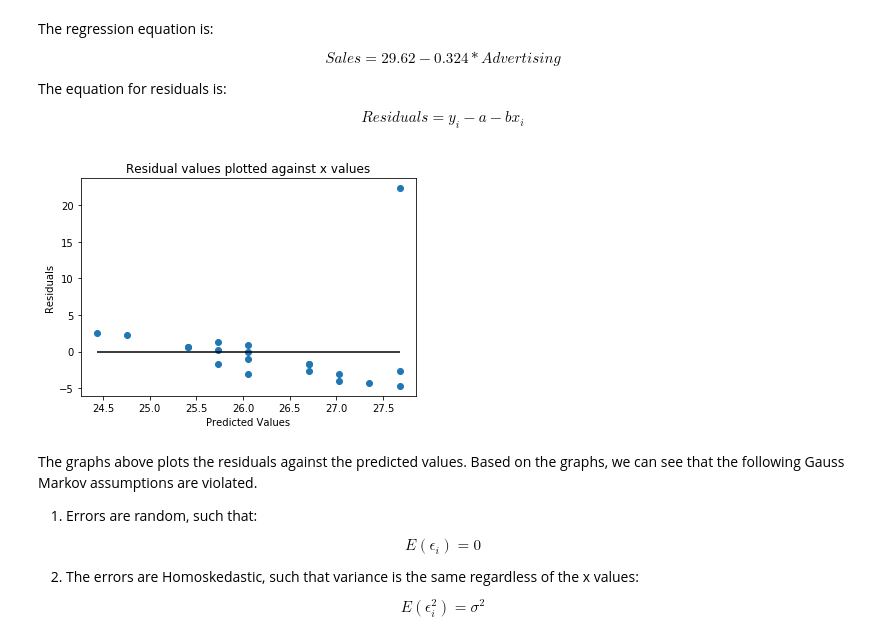
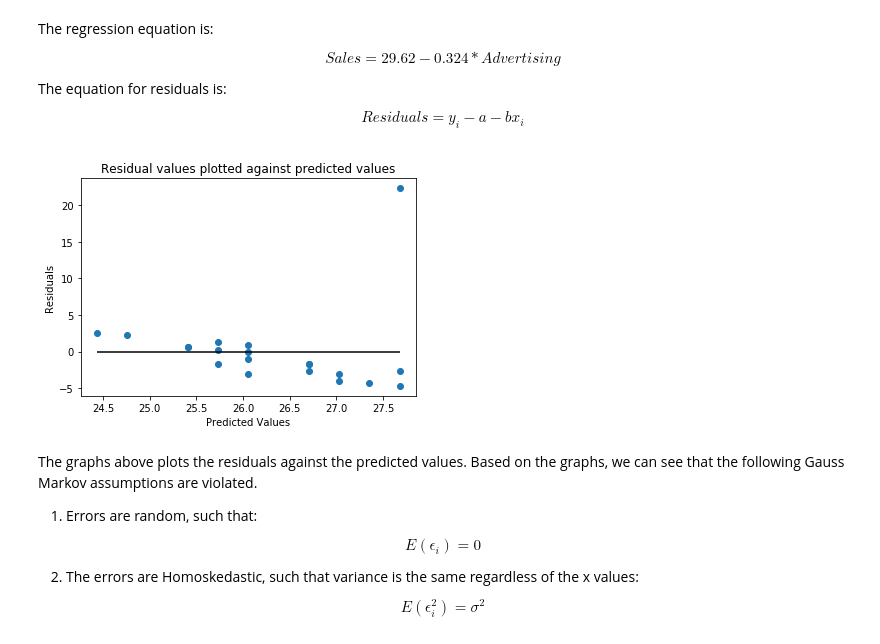
Before and after one commit to kaleembukhari90/Econometric-Models, a Jupyter notebook: Simple Linear Regression Analysis.ipynb, the cells around one changed output. Saved outputs shown, nothing was run; the diff lists cells and outputs as text; code cells hidden in the pictures.

```diff
--- a/Simple Linear Regression Analysis.ipynb
+++ b/Simple Linear Regression Analysis.ipynb
@@ -102,16 +106,16 @@ residual_values = residuals(b,a,x,y)
 # %%
 def plot_residuals(res,predicted):
     fig, ax = plt.subplots()
     ax.scatter(y_predicted, res)
     ax.hlines(y=0, xmin=np.min(y_predicted), xmax=np.max(y_predicted))
-    plt.title("Residual values plotted against x values")
+    plt.title("Residual values plotted against predicted values")
     plt.ylabel("Residuals")
     plt.xlabel("Predicted Values")
     return plt.show()
 
 plot_residuals(residual_values,y_predicted)
 # %% [output]
-[figure, old version]
+[figure, new version]
 # %% [markdown]
 The graphs above plots the residuals against the predicted values. Based on the graphs, we can see that the following Gauss Markov assumptions are violated.
 
```
Also changed, not shown: parts of 20 cells of this notebook.
